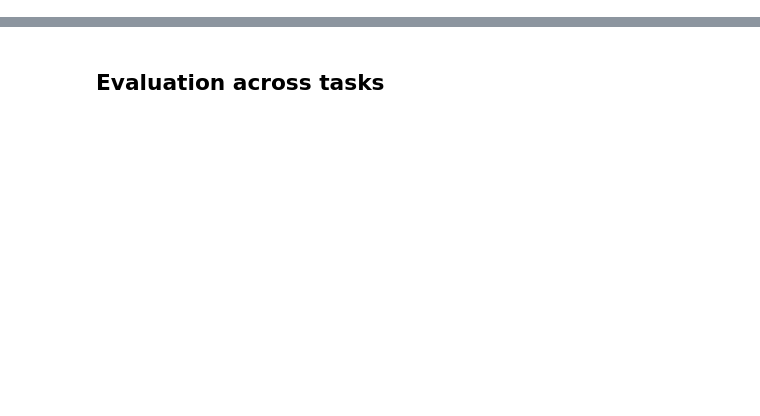
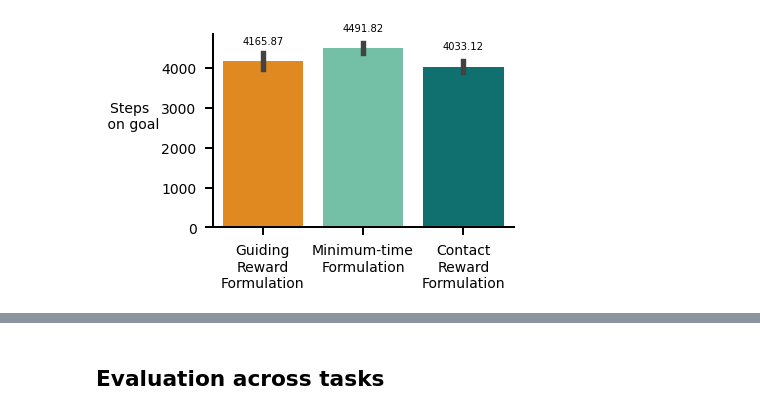
Before and after one commit to gauthamvasan/rl_suite, a Jupyter notebook: rl_suite/plot/reward_comparisons_plot.ipynb, the cells around one changed output, grey strips where cells are left out. Cells and saved outputs as stored; diff of their text form; code cells hidden in the pictures; blank space fills up the shorter version.

```diff
--- a/rl_suite/plot/reward_comparisons_plot.ipynb
+++ b/rl_suite/plot/reward_comparisons_plot.ipynb
@@ -246,19 +249,21 @@ for env, color in color_palette.items():
 # %%
 setsizes()
 setaxes()
 # ax = sns.barplot(data=df, x='env', y='ret', palette=color_palette)
 
 # ax2 = sns.barplot(data=df, x='env', y='steps_to_goal', palette=color_palette)
 ax = sns.barplot(data=df[df['env'].str.contains('easy')], x='env', y='ret', palette=color_palette)
-ax.set_xticklabels(["Additive \n rewards", "Minimum-time \n Formulation", "Original \n Reacher"])
+ax.set_xticklabels(["Guiding\nReward\nFormulation", "Minimum-time\nFormulation", "Contact\nReward\nFormulation"])
 for i in ax.containers:
     ax.bar_label(i, padding=15)
 
 h = plt.ylabel('Steps \n on goal', fontsize=14, labelpad=30)
 h.set_rotation(0)
 plt.xlabel('')
 plt.tight_layout()
 plt.savefig('reacher_easy_steps_on_goal.pdf', dpi=200)
+# %% [output]
+[figure, added]
 # %%
 setsizes()
 setaxes()
```
Also changed, not shown: parts of 12 cells of this notebook.
